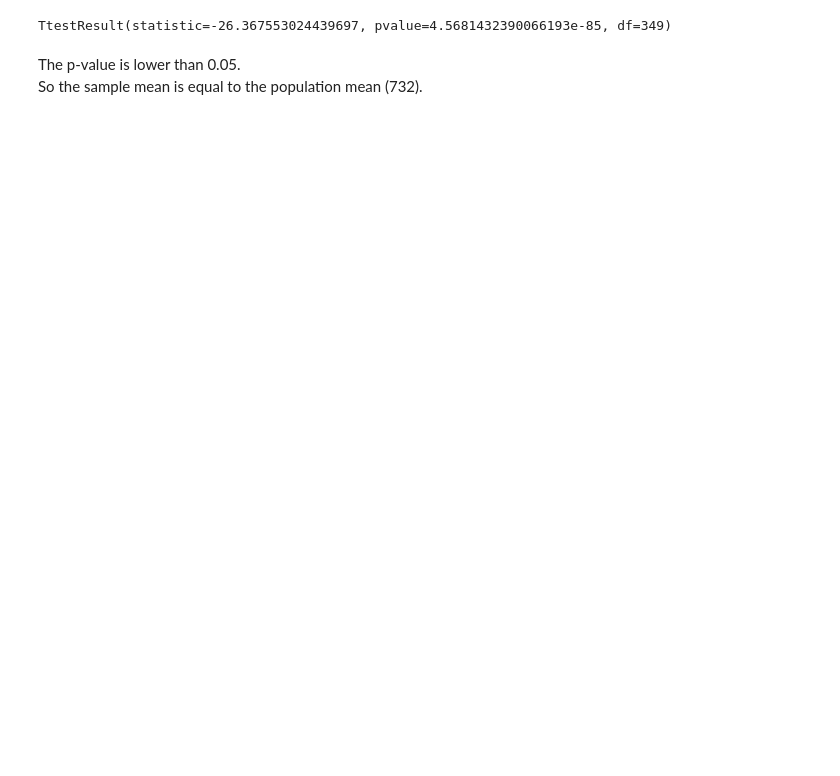
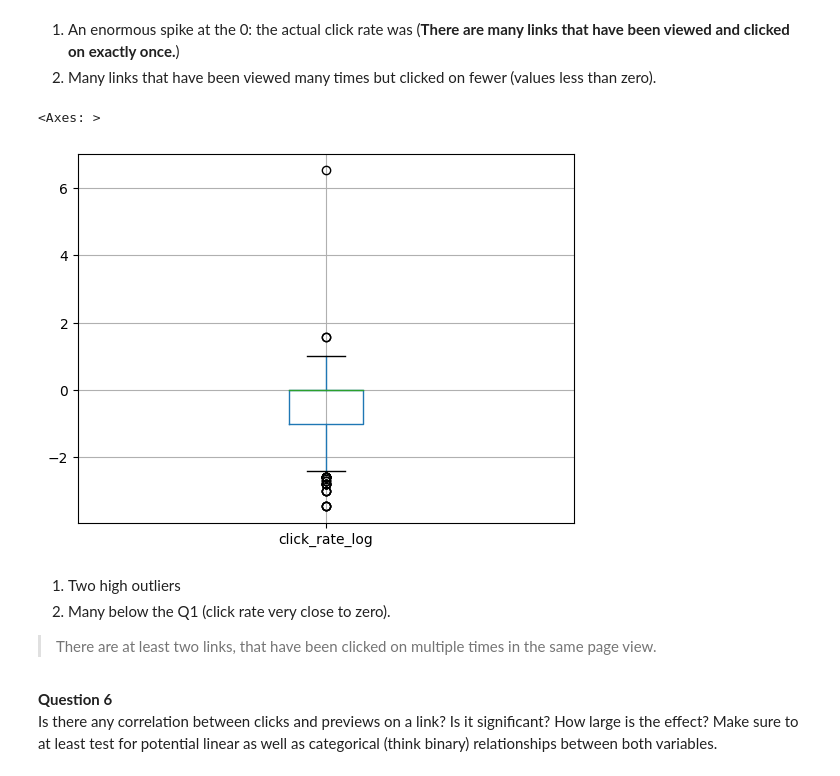
Before and after one commit to joyinning/python_practice_business_analysis, a Jupyter notebook: Website_Traffic_Analysis.ipynb, the cells around one changed output. Saved outputs shown, nothing was run; the diff lists cells and outputs as text; code cells hidden in the pictures; blank space fills up the shorter version.

```diff
--- a/Website_Traffic_Analysis.ipynb
+++ b/Website_Traffic_Analysis.ipynb
@@ -96,0 +230,3 @@ Name: 2013-04-29, dtype: float64
+# %%
+clicks = df[df['event'] == 'click'].groupby('linkid').size().reset_index(name='clicks')
+pageviews = df[df['event'] == 'pageview'].groupby('linkid').size().reset_index(name='pageviews')
@@ -96,0 +255,6 @@ Name: 2013-04-29, dtype: float64
+# %%
+merged = pd.merge(clicks, pageviews, on='linkid', how='inner')
+merged.fillna(0, inplace=True)
+# %%
+import numpy as np
+merged['click_rate'] = merged['clicks']/merged['pageviews']
@@ -96,0 +305,3 @@ Name: 2013-04-29, dtype: float64
+# %%
+merged["click_rate_log"] = np.log2(merged["click_rate"])
+merged["click_rate_log"].plot(kind="hist", bins = 100)
@@ -97,9 +311,17 @@ Name: 2013-04-29, dtype: float64
+# %% [markdown]
+1. An enormous spike at the 0: the actual click rate was (**There are many links that have been viewed and clicked on exactly once.**)
+2. Many links that have been viewed many times but clicked on fewer (values less than zero).
+# %%
+merged.boxplot(column="click_rate_log")
+# %% [output]
+<Axes: >
+[figure, added]
+# %% [markdown]
+1. Two high outliers
+2. Many below the Q1 (click rate very close to zero).
+> There are at least two links, that have been clicked on multiple times in the same page view.
+# %% [markdown]
+**Question 6** <br>
+Is there any correlation between clicks and previews on a link? Is it significant? How large is the effect? Make sure to at least test for potential linear as well as categorical (think binary) relationships between both variables.
 # %%
 from scipy import stats
-# %%
-stats.ttest_1samp(daily_sales['counts'], 732)
-# %% [output]
-TtestResult(statistic=-26.367553024439697, pvalue=4.5681432390066193e-85, df=349)
-# %% [markdown]
-The p-value is lower than 0.05. <br>
-So the sample mean is equal to the population mean (732).
```
Also changed, not shown: parts of 72 cells of this notebook.
